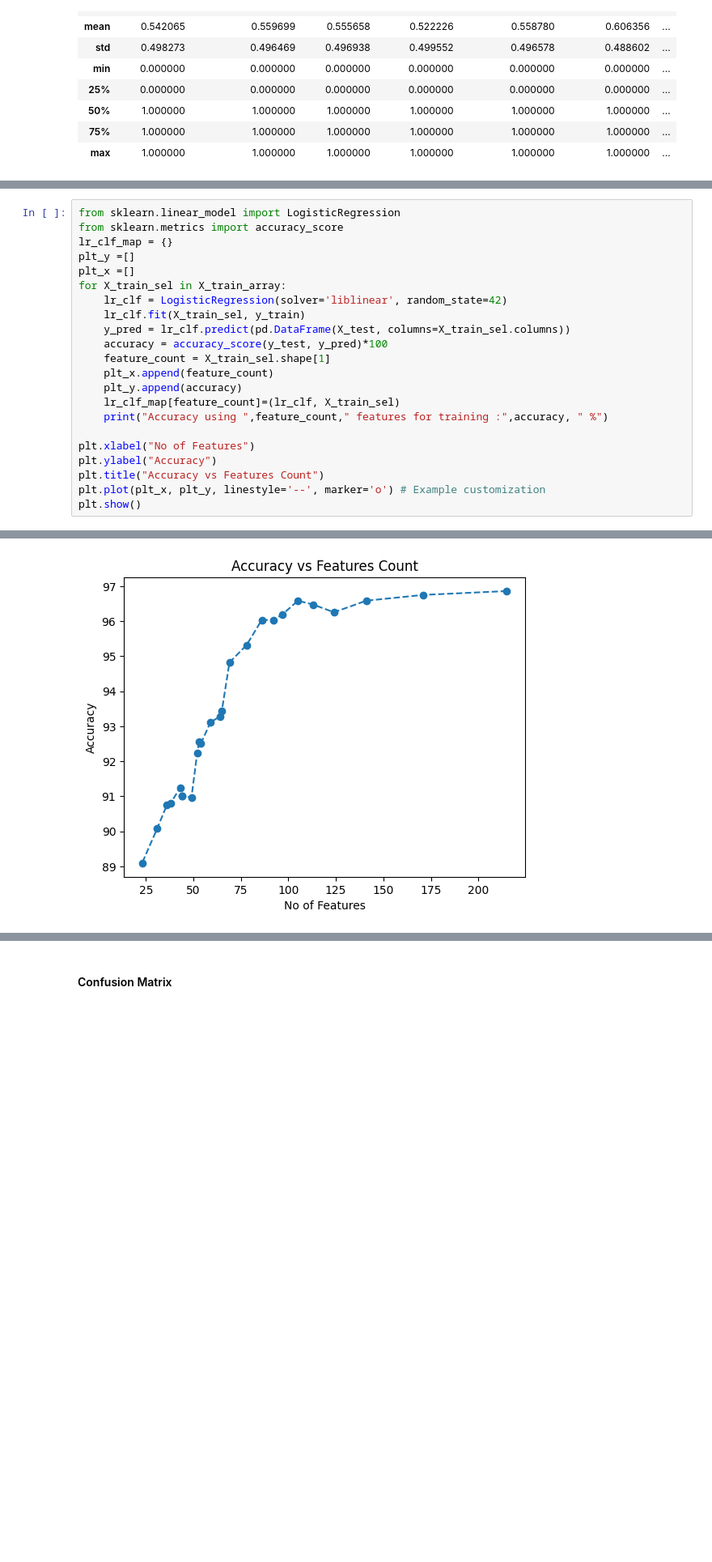
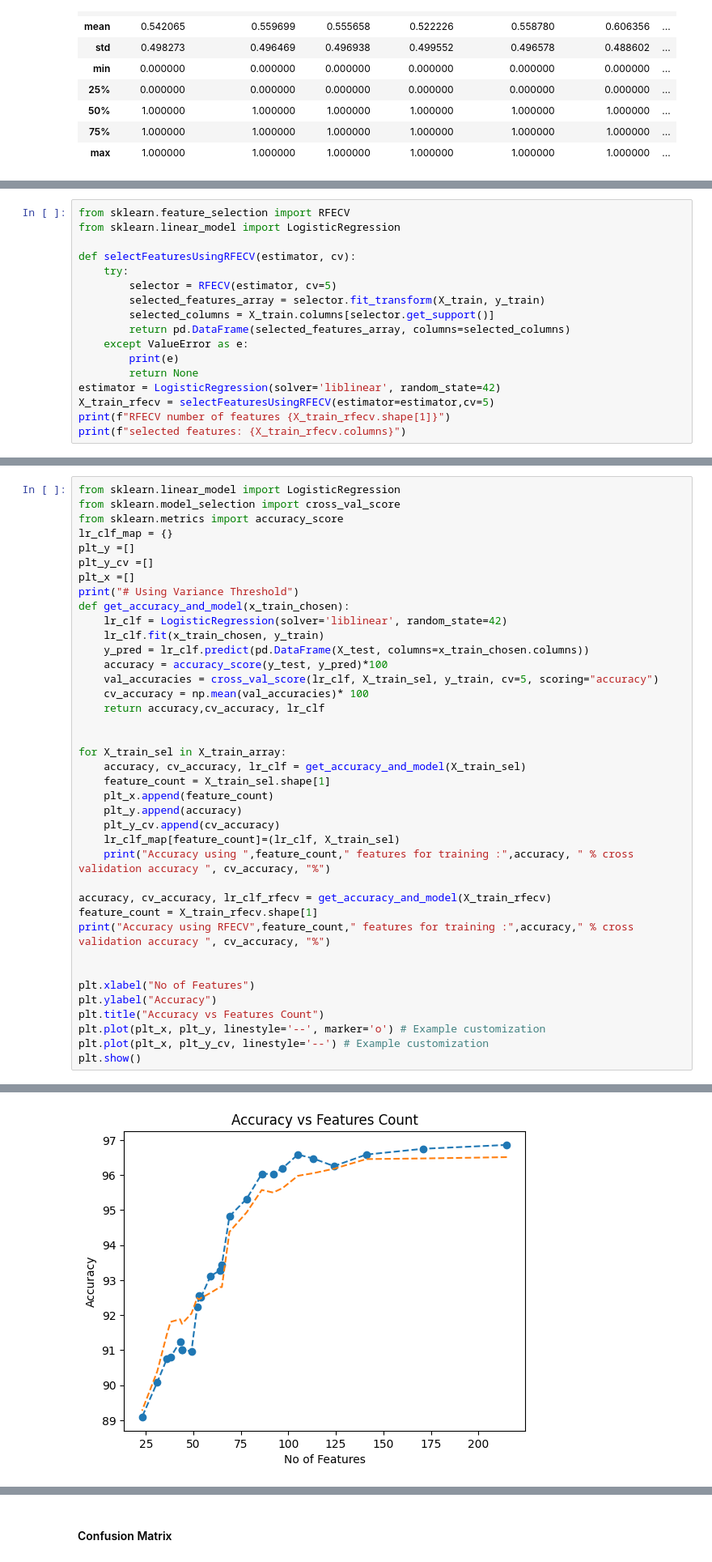
Before and after one commit to raymondsamalo/25S1-C-NYP-ITI111-Applied-Machine-Learning, a Jupyter notebook: AndroidMalwareRaymondSamalo.ipynb, the cells around one changed output, grey strips where cells are left out. Shown at 81% size. Cells and saved outputs as stored; diff of their text form; blank space fills up the shorter version.

Commit message:
rfecv

```diff
--- a/AndroidMalwareRaymondSamalo.ipynb
+++ b/AndroidMalwareRaymondSamalo.ipynb
@@ -382,0 +402,17 @@ Our X_train_selected array also contains the original X_train data as no feature
+# %%
+from sklearn.feature_selection import RFECV
+from sklearn.linear_model import LogisticRegression
+
+def selectFeaturesUsingRFECV(estimator, cv):
+    try:
+        selector = RFECV(estimator, cv=5)
+        selected_features_array = selector.fit_transform(X_train, y_train)
+        selected_columns = X_train.columns[selector.get_support()]
+        return pd.DataFrame(selected_features_array, columns=selected_columns)
+    except ValueError as e:
+        print(e)
+        return None
+estimator = LogisticRegression(solver='liblinear', random_state=42)
+X_train_rfecv = selectFeaturesUsingRFECV(estimator=estimator,cv=5)
+print(f"RFECV number of features {X_train_rfecv.shape[1]}")
+print(f"selected features: {X_train_rfecv.columns}")
@@ -385,23 +436,40 @@ Our X_train_selected array also contains the original X_train data as no feature
 # %%
 from sklearn.linear_model import LogisticRegression
+from sklearn.model_selection import cross_val_score
 from sklearn.metrics import accuracy_score
 lr_clf_map = {}
 plt_y =[]
+plt_y_cv =[]
 plt_x =[]
+print("# Using Variance Threshold")
+def get_accuracy_and_model(x_train_chosen):
+    lr_clf = LogisticRegression(solver='liblinear', random_state=42)
+    lr_clf.fit(x_train_chosen, y_train)
+    y_pred = lr_clf.predict(pd.DataFrame(X_test, columns=x_train_chosen.columns))
+    accuracy = accuracy_score(y_test, y_pred)*100
+    val_accuracies = cross_val_score(lr_clf, X_train_sel, y_train, cv=5, scoring="accuracy")
+    cv_accuracy = np.mean(val_accuracies)* 100
+    return accuracy,cv_accuracy, lr_clf
+
+
 for X_train_sel in X_train_array:
-    lr_clf = LogisticRegression(solver='liblinear', random_state=42)
-    lr_clf.fit(X_train_sel, y_train)
-    y_pred = lr_clf.predict(pd.DataFrame(X_test, columns=X_train_sel.columns))
-    accuracy = accuracy_score(y_test, y_pred)*100
+    accuracy, cv_accuracy, lr_clf = get_accuracy_and_model(X_train_sel)
     feature_count = X_train_sel.shape[1]
     plt_x.append(feature_count)
     plt_y.append(accuracy)
+    plt_y_cv.append(cv_accuracy)
     lr_clf_map[feature_count]=(lr_clf, X_train_sel)
-    print("Accuracy using ",feature_count," features for training :",accuracy, " %")
+    print("Accuracy using ",feature_count," features for training :",accuracy, " % cross validation accuracy ", cv_accuracy, "%")
+
+accuracy, cv_accuracy, lr_clf_rfecv = get_accuracy_and_model(X_train_rfecv)
+feature_count = X_train_rfecv.shape[1]
+print("Accuracy using RFECV",feature_count," features for training :",accuracy," % cross validation accuracy ", cv_accuracy, "%")
+
 
 plt.xlabel("No of Features")
 plt.ylabel("Accuracy")
 plt.title("Accuracy vs Features Count")
 plt.plot(plt_x, plt_y, linestyle='--', marker='o') # Example customization
+plt.plot(plt_x, plt_y_cv, linestyle='--') # Example customization
 plt.show()
 # %% [output]
@@ -425,4 +493,4 @@ Accuracy using  23  features for training : 89.0909090909091  %
-[figure, old version]
+[figure, new version]
 # %% [markdown]
 Our accuracy seemed decent enough `0.968595041322314` or 96.86% for 215 features
 
```
Also changed, not shown: parts of 16 cells of this notebook.
